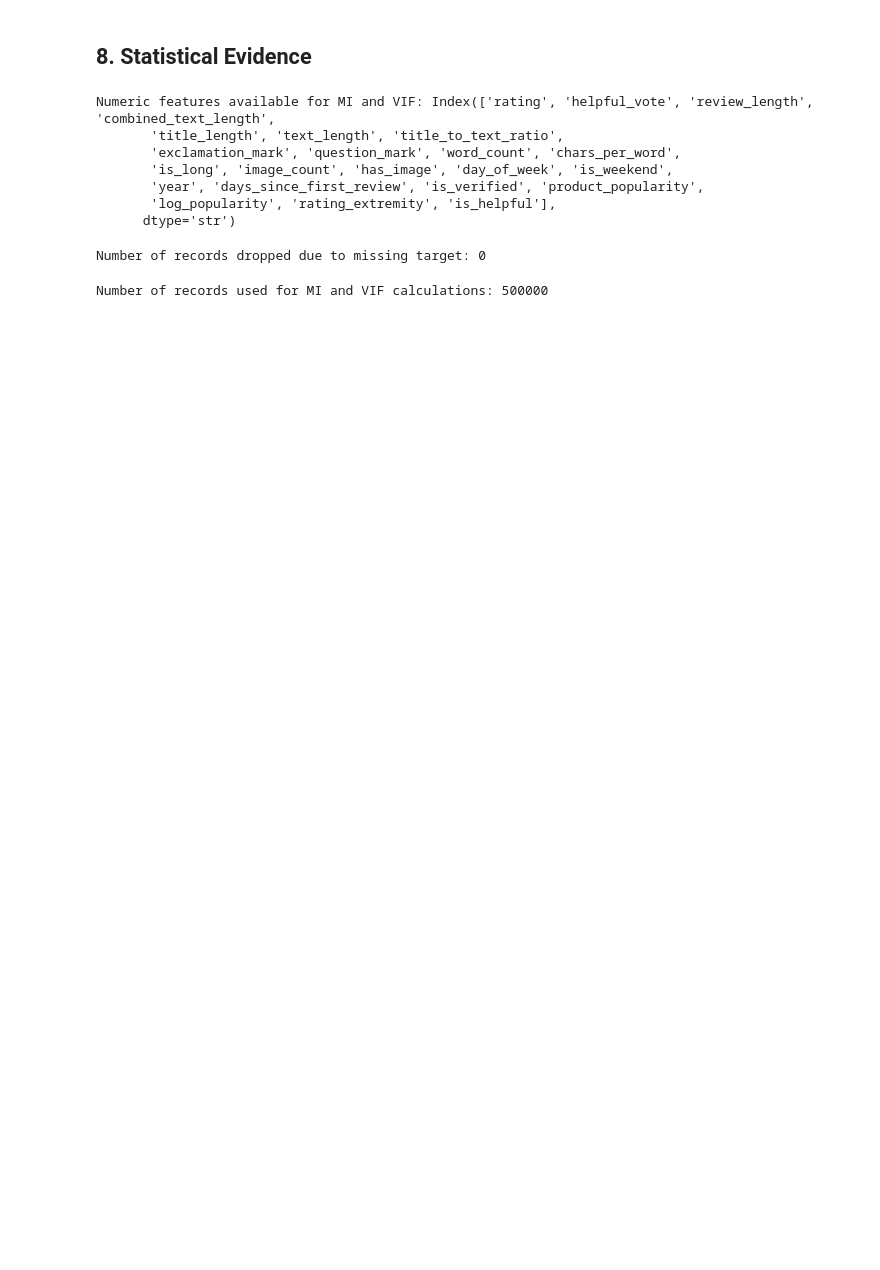
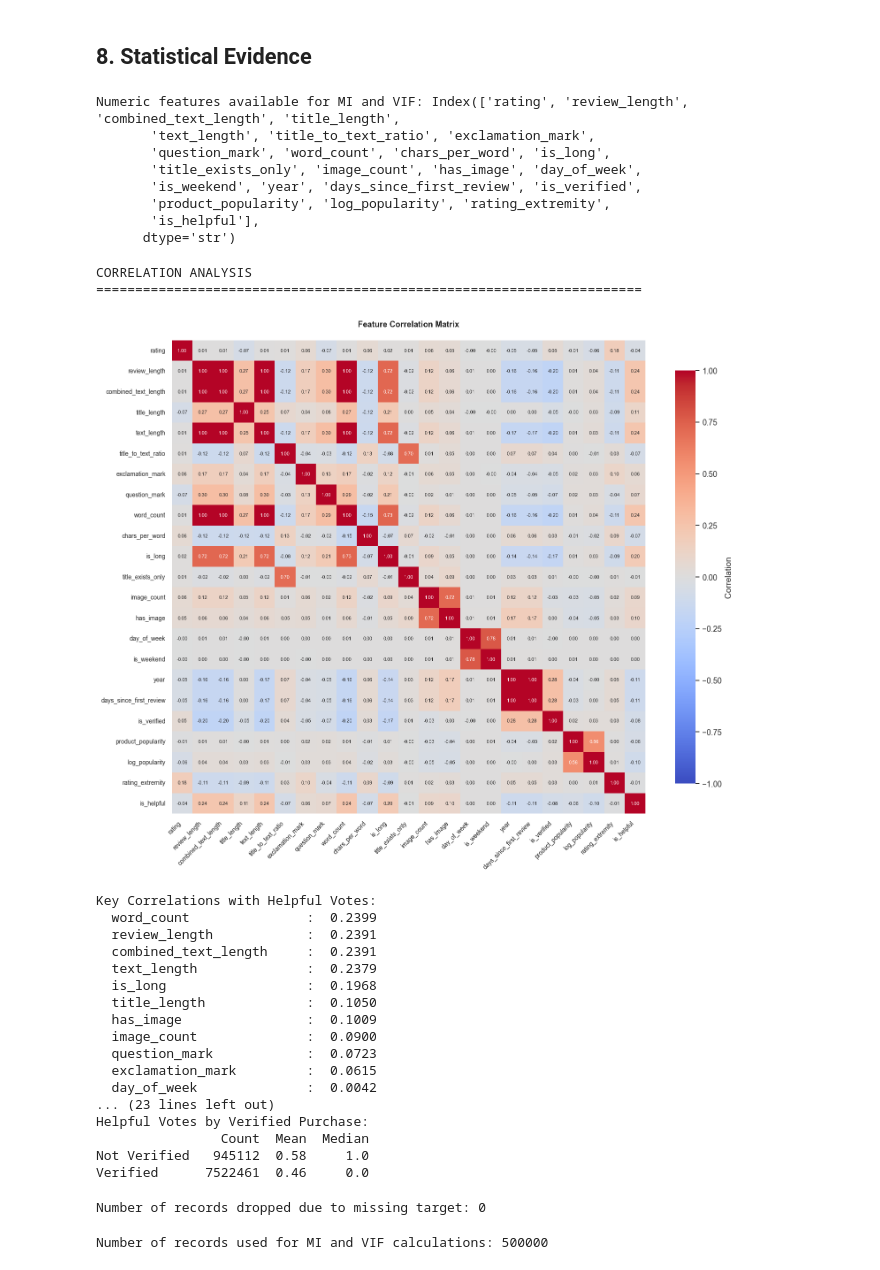
Before and after one commit to Sana-Shikalgar/amazon-review-nlp, a Jupyter notebook: notebook/02_feature_engineering.ipynb, the cells around one changed output. Cells and saved outputs as stored; diff of their text form; code cells hidden in the pictures; blank space fills up the shorter version.

```diff
--- a/notebook/02_feature_engineering.ipynb
+++ b/notebook/02_feature_engineering.ipynb
@@ -942,53 +1013,78 @@ Estimated > 512 tokens (DistilBERT max): 3.4% of reviews → will be truncated
 # %%
 NUMERIC_COLS = df.select_dtypes(include='number').columns
 
-if 'helpful_votes' in NUMERIC_COLS:
-    NUMERIC_COLS = NUMERIC_COLS.drop('helpful_votes')
+if 'helpful_vote' in NUMERIC_COLS:
+    NUMERIC_COLS = NUMERIC_COLS.drop('helpful_vote')
 
 print(f"Numeric features available for MI and VIF: {NUMERIC_COLS}")
 # %% [output]
-Numeric features available for MI and VIF: Index(['rating', 'helpful_vote', 'review_length', 'combined_text_length',
-       'title_length', 'text_length', 'title_to_text_ratio',
-       'exclamation_mark', 'question_mark', 'word_count', 'chars_per_word',
-       'is_long', 'image_count', 'has_image', 'day_of_week', 'is_weekend',
-       'year', 'days_since_first_review', 'is_verified', 'product_popularity',
-       'log_popularity', 'rating_extremity', 'is_helpful'],
+Numeric features available for MI and VIF: Index(['rating', 'review_length', 'combined_text_length', 'title_length',
+       'text_length', 'title_to_text_ratio', 'exclamation_mark',
+       'question_mark', 'word_count', 'chars_per_word', 'is_long',
+       'title_exists_only', 'image_count', 'has_image', 'day_of_week',
+       'is_weekend', 'year', 'days_since_first_review', 'is_verified',
+       'product_popularity', 'log_popularity', 'rating_extremity',
+       'is_helpful'],
       dtype='str')
 # %%
 # CORRELATION ANALYSIS
 print("CORRELATION ANALYSIS")
 print("=" * 70)
 
 # Numeric correlation matrix
 corr_matrix = df[NUMERIC_COLS].corr()
 
 # Heatmap
-fig, ax = plt.subplots(figsize=(8, 6))
-sns.heatmap(corr_matrix, annot=True, fmt='.3f', cmap='coolwarm', center=0,
-            square=True, ax=ax, cbar_kws={'label': 'Correlation'}, vmin=-1, vmax=1)
-ax.set_title('Feature Correlation Matrix', fontweight='bold', fontsize=12)
+fig, ax = plt.subplots(figsize=(14, 12))
+sns.heatmap(corr_matrix, annot=True, fmt='.2f', cmap='coolwarm', center=0,
+            square=True, ax=ax, vmin=-1, vmax=1, annot_kws={'size': 7},
+            cbar_kws={'label': 'Correlation', 'shrink': 0.8})
+ax.set_xticklabels(ax.get_xticklabels(), rotation=45, ha='right', fontsize=9)
+ax.set_yticklabels(ax.get_yticklabels(), rotation=0, fontsize=9)
+ax.set_title('Feature Correlation Matrix', fontweight='bold', fontsize=12, pad=20)
 plt.tight_layout()
 plt.show()
 
 # Key insights
 print("\nKey Correlations with Helpful Votes:")
 helpful_corr = corr_matrix['is_helpful'].sort_values(ascending=False)
 for col, val in helpful_corr.items():
     if col != 'is_helpful':
         print(f"  {col:25s}: {val:7.4f}")
 
 # Helpful votes by rating
 print(f"\n\nHelpful Votes by Rating:")
 helpful_by_rating = df.groupby('rating')['is_helpful'].agg(['count', 'mean', 'median'])
 helpful_by_rating.columns = ['Count', 'Mean', 'Median']
 print(helpful_by_rating.round(2))
 
 # Helpful votes by verified purchase
 print(f"\n\nHelpful Votes by Verified Purchase:")
-helpful_verified = df.groupby('verified_purchase')['is_helpful'].agg(['count', 'mean', 'median'])
+helpful_verified = df.groupby('is_verified')['is_helpful'].agg(['count', 'mean', 'median'])
 helpful_verified.index = ['Not Verified', 'Verified']
 helpful_verified.columns = ['Count', 'Mean', 'Median']
 print(helpful_verified.round(2))
+# %% [output]
+CORRELATION ANALYSIS
+======================================================================
+[figure, added]
+Key Correlations with Helpful Votes:
+  word_count               :  0.2399
+  review_length            :  0.2391
+  combined_text_length     :  0.2391
+  text_length              :  0.2379
+  is_long                  :  0.1968
+  title_length             :  0.1050
+  has_image                :  0.1009
+  image_count              :  0.0900
+  question_mark            :  0.0723
+  exclamation_mark         :  0.0615
+  day_of_week              :  0.0042
+... (23 lines left out)
+Helpful Votes by Verified Purchase:
+                Count  Mean  Median
+Not Verified   945112  0.58     1.0
+Verified      7522461  0.46     0.0
 # %%
 # Subset + drop missing target
 sub = df[NUMERIC_COLS].copy()
```
Also changed, not shown: parts of 17 cells of this notebook.
